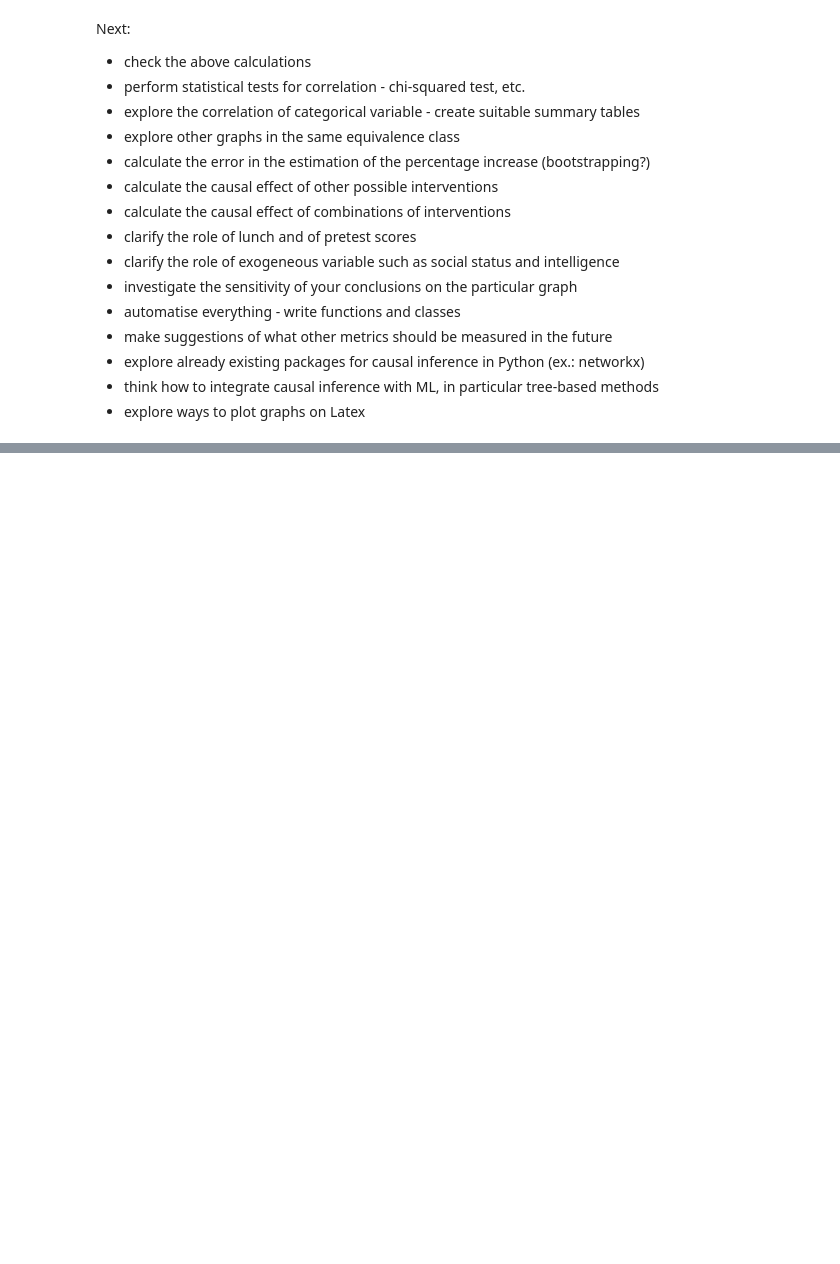
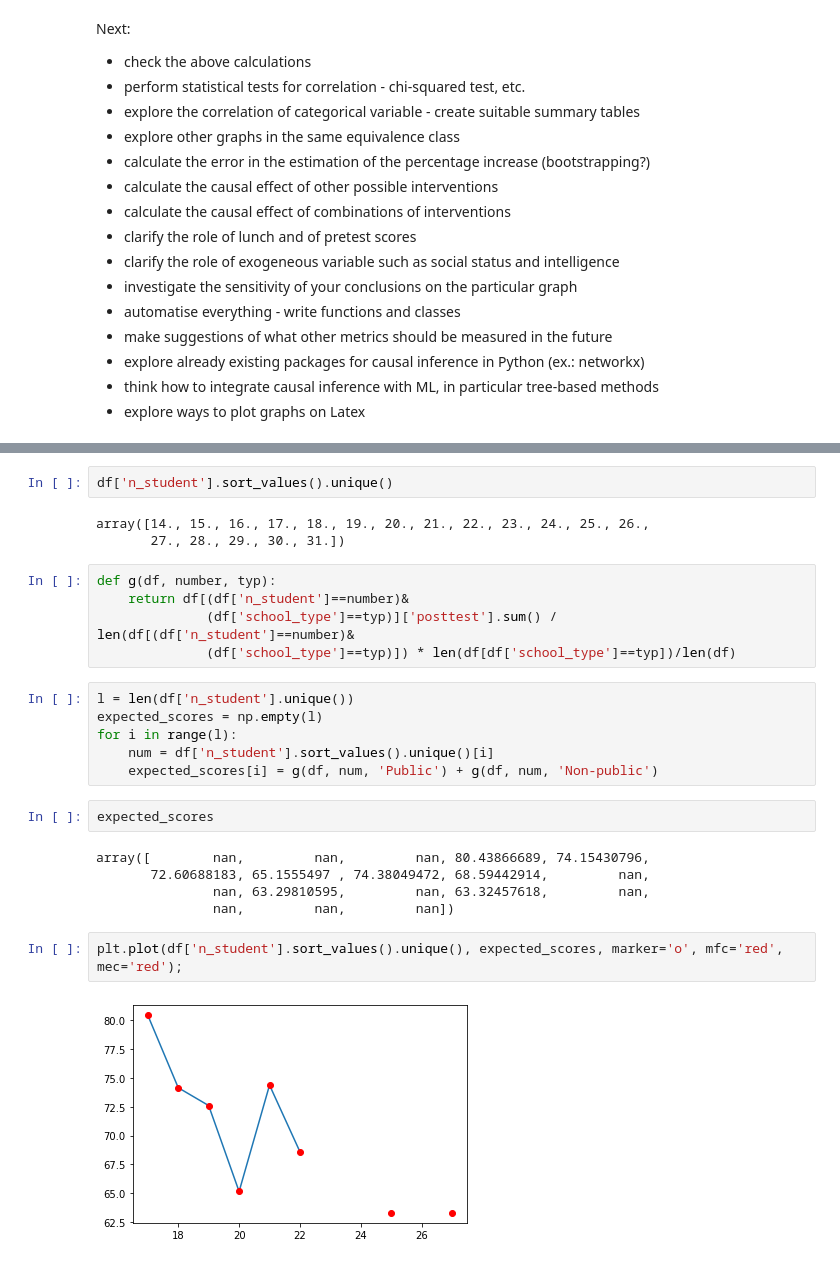
Before and after one commit to divanov137/Test-Scores, a Jupyter notebook: notebooks/test_scores.ipynb, the cells around one changed output, grey strips where cells are left out. Saved outputs shown, nothing was run; the diff lists cells and outputs as text; blank space fills up the shorter version.

```diff
--- a/notebooks/test_scores.ipynb
+++ b/notebooks/test_scores.ipynb
@@ -650,0 +676,27 @@ Next:
+# %%
+df['n_student'].sort_values().unique()
+# %% [output]
+array([14., 15., 16., 17., 18., 19., 20., 21., 22., 23., 24., 25., 26.,
+       27., 28., 29., 30., 31.])
+# %%
+def g(df, number, typ):
+    return df[(df['n_student']==number)&
+              (df['school_type']==typ)]['posttest'].sum() / len(df[(df['n_student']==number)&
+              (df['school_type']==typ)]) * len(df[df['school_type']==typ])/len(df)
+# %%
+l = len(df['n_student'].unique())
+expected_scores = np.empty(l)
+for i in range(l):
+    num = df['n_student'].sort_values().unique()[i]
+    expected_scores[i] = g(df, num, 'Public') + g(df, num, 'Non-public')
+# %%
+expected_scores
+# %% [output]
+array([        nan,         nan,         nan, 80.43866689, 74.15430796,
+       72.60688183, 65.1555497 , 74.38049472, 68.59442914,         nan,
+               nan, 63.29810595,         nan, 63.32457618,         nan,
+               nan,         nan,         nan])
+# %%
+plt.plot(df['n_student'].sort_values().unique(), expected_scores, marker='o', mfc='red', mec='red');
+# %% [output]
+[figure, added]
```
Also changed, not shown: parts of 11 cells of this notebook.
